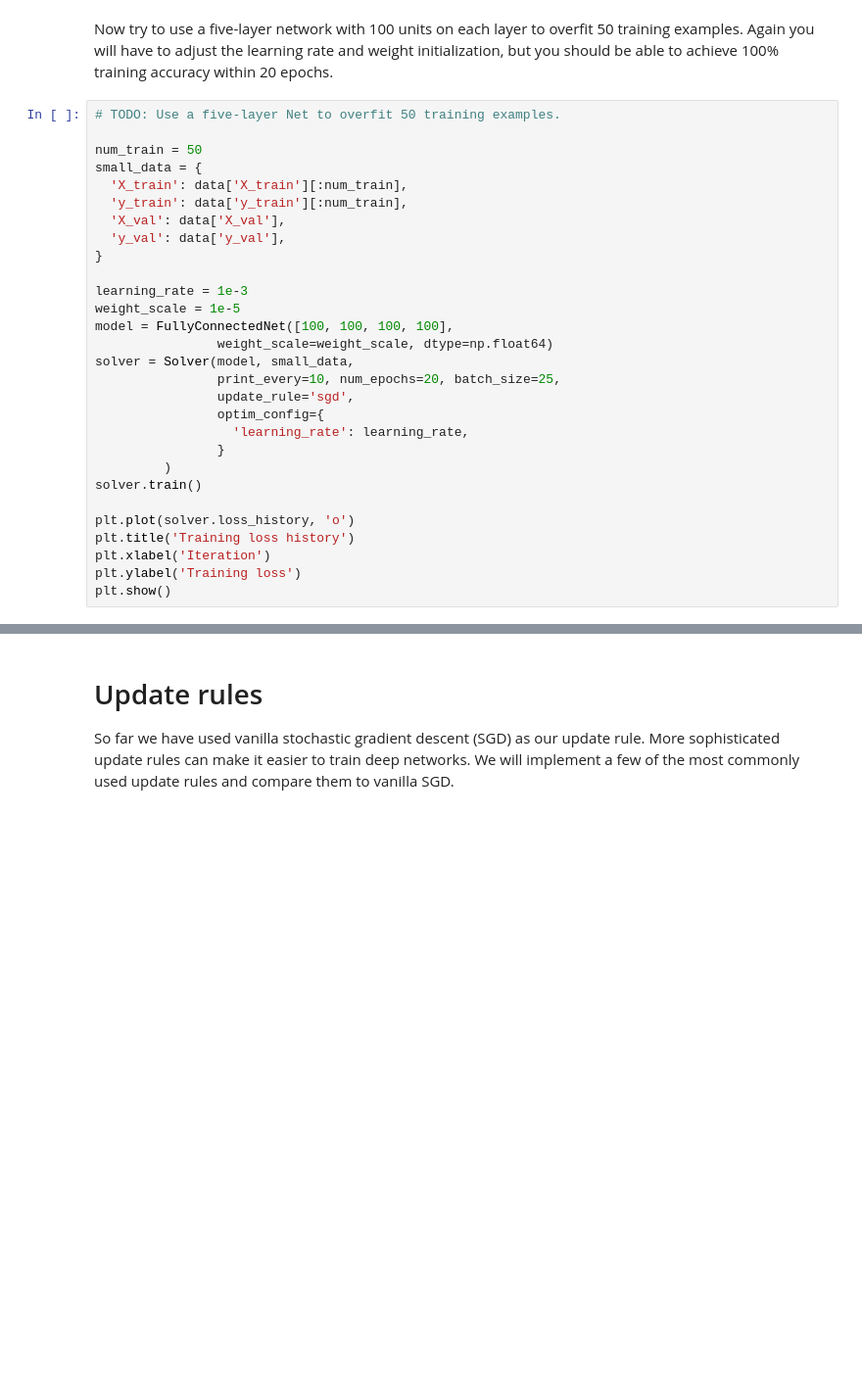
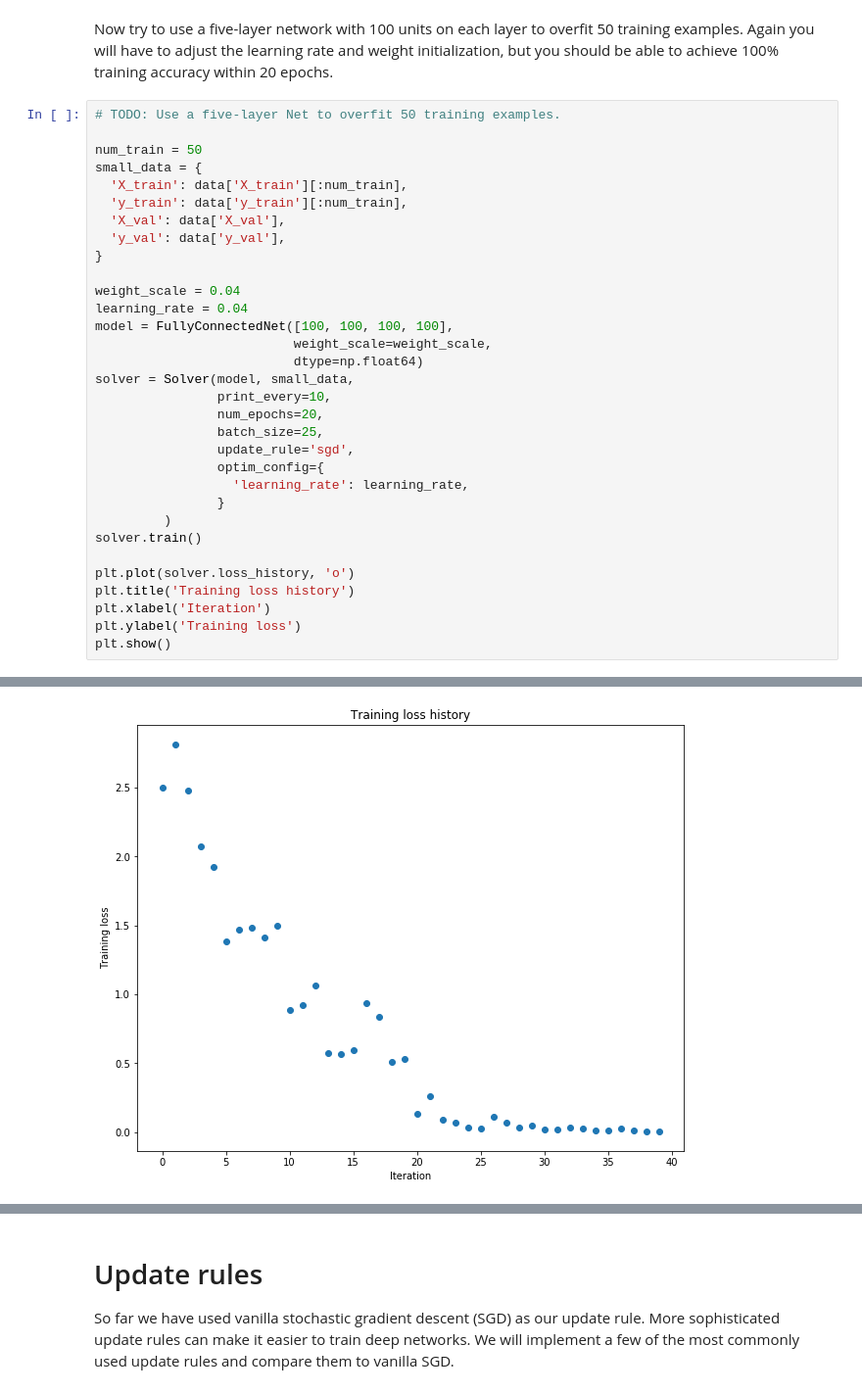
Before and after one commit to dugarsumit/dl4cv_exercises, a Jupyter notebook: DL4CV_Exercise2/1_FullyConnectedNets.ipynb, the cells around one changed output, grey strips where cells are left out. Shown: that part at 98% size. Saved outputs shown, nothing was run; the diff lists cells and outputs as text; blank space fills up the shorter version.

```diff
--- a/DL4CV_Exercise2/1_FullyConnectedNets.ipynb
+++ b/DL4CV_Exercise2/1_FullyConnectedNets.ipynb
@@ -425,12 +469,15 @@ small_data = {
   'y_val': data['y_val'],
 }
 
-learning_rate = 1e-3
-weight_scale = 1e-5
+weight_scale = 0.04
+learning_rate = 0.04
 model = FullyConnectedNet([100, 100, 100, 100],
-                weight_scale=weight_scale, dtype=np.float64)
+                          weight_scale=weight_scale,
+                          dtype=np.float64)
 solver = Solver(model, small_data,
-                print_every=10, num_epochs=20, batch_size=25,
+                print_every=10,
+                num_epochs=20,
+                batch_size=25,
                 update_rule='sgd',
                 optim_config={
                   'learning_rate': learning_rate,
@@ -443,3 +490,4 @@ plt.title('Training loss history')
 plt.xlabel('Iteration')
 plt.ylabel('Training loss')
 plt.show()
+# %% [output]
@@ -446,3 +511,4 @@ plt.show()
+[figure, added]
 # %% [markdown]
 # Inline question:
 Did you notice anything about the comparative difficulty of training the three-layer net vs training the five layer net?
```
Also changed, not shown: parts of 18 cells of this notebook, 5 other files.
